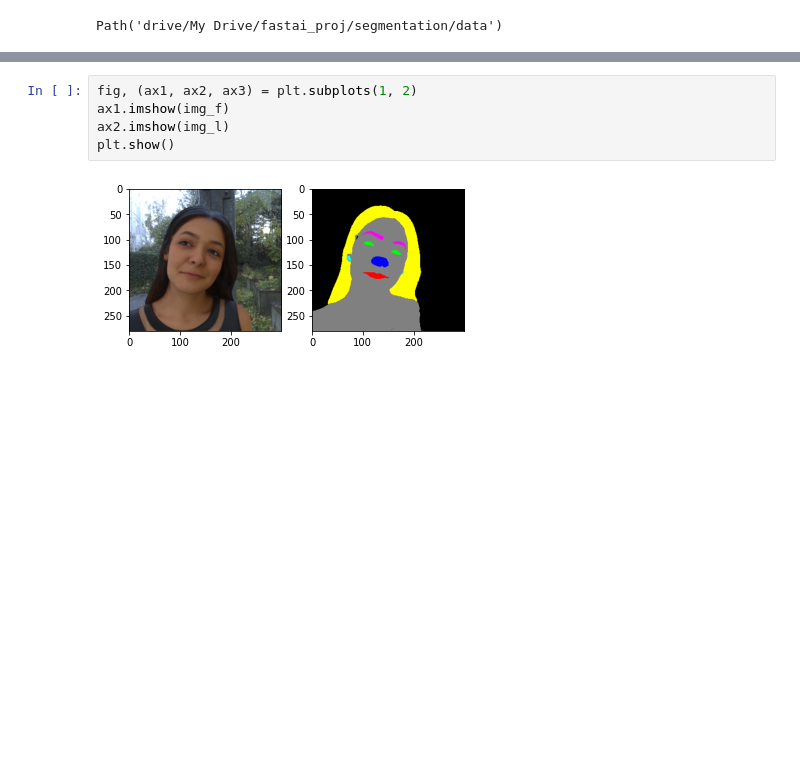
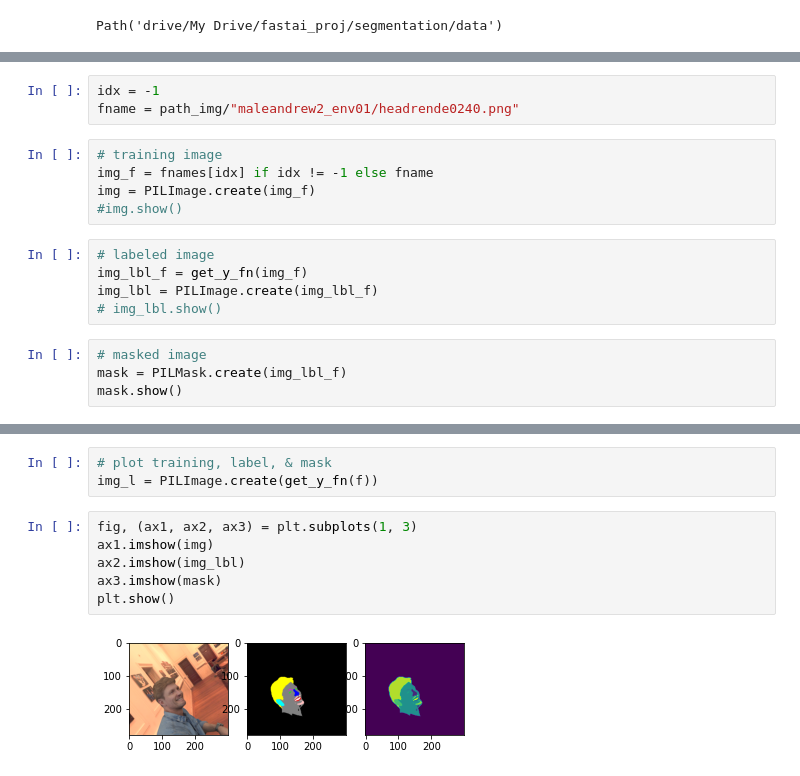
Before and after one commit to RGologorsky/fastai_proj, a Jupyter notebook: Image_Segmentation_Hair.ipynb, the cells around one changed output, grey strips where cells are left out. Drawn from its saved outputs; the diff is of its cells as text; blank space fills up the shorter version.

```diff
--- a/Image_Segmentation_Hair.ipynb
+++ b/Image_Segmentation_Hair.ipynb
@@ -140,0 +112,17 @@ img_l = PILImage.create(lbl_names[idx])
+# %%
+idx = -1
+fname = path_img/"maleandrew2_env01/headrende0240.png"
+# %%
+# training image
+img_f = fnames[idx] if idx != -1 else fname
+img = PILImage.create(img_f)
+#img.show()
+# %%
+# labeled image
+img_lbl_f = get_y_fn(img_f)
+img_lbl = PILImage.create(img_lbl_f)
+# img_lbl.show()
+# %%
+# masked image
+mask = PILMask.create(img_lbl_f)
+mask.show()
@@ -141,7 +191,11 @@ img_l = PILImage.create(lbl_names[idx])
+# %%
+# plot training, label, & mask
+img_l = PILImage.create(get_y_fn(f))
 # %%
-fig, (ax1, ax2, ax3) = plt.subplots(1, 2)
-ax1.imshow(img_f)
-ax2.imshow(img_l)
+fig, (ax1, ax2, ax3) = plt.subplots(1, 3)
+ax1.imshow(img)
+ax2.imshow(img_lbl)
+ax3.imshow(mask)
 plt.show()
 # %% [output]
-[figure, old version]
+[figure, new version]
```
Also changed, not shown: parts of 27 cells of this notebook.
